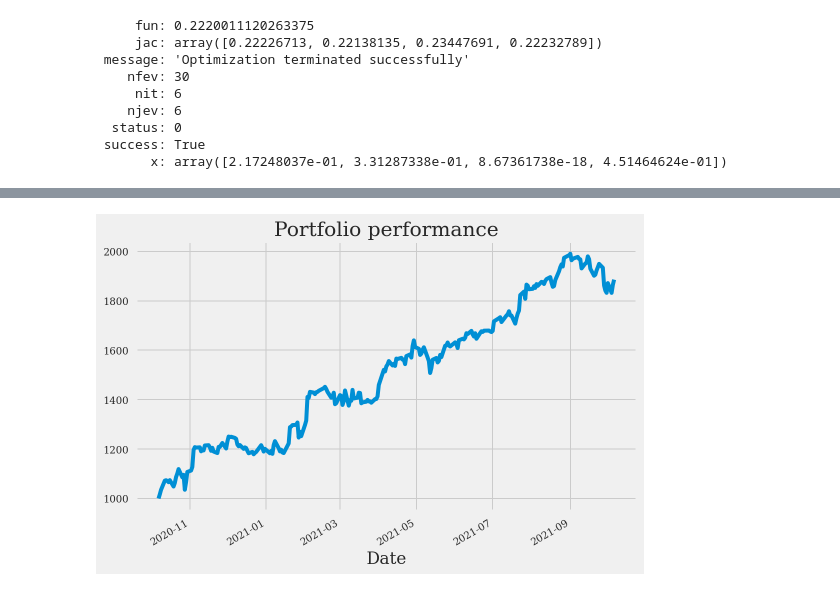
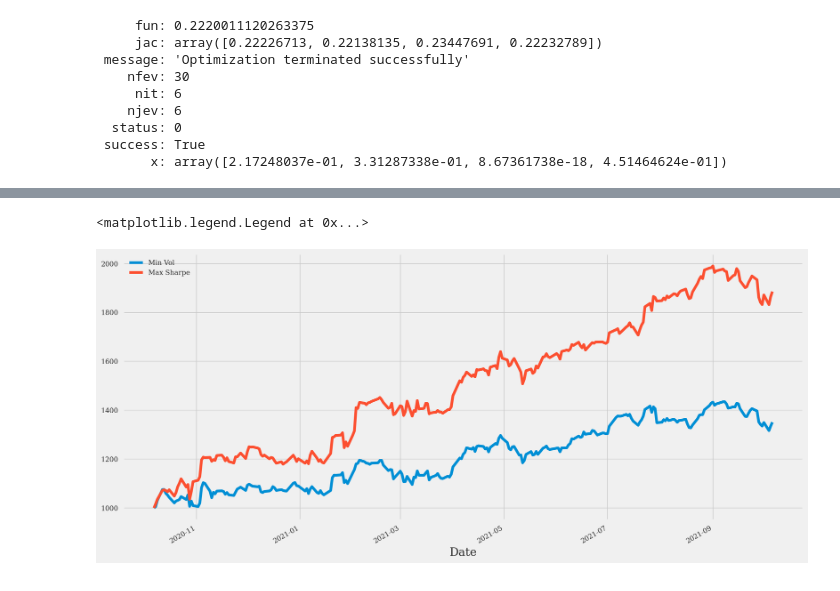
Before and after one commit to samaypanwar/Portfolio-Optimisation-MeanVariance-demo, a Jupyter notebook: demo.ipynb, the cells around one changed output, grey strips where cells are left out. Cells and saved outputs as stored; diff of their text form; code cells hidden in the pictures.

Commit message:
Updated backtest

```diff
--- a/demo.ipynb
+++ b/demo.ipynb
@@ -239,4 +235,11 @@ utils.backtest(dataframe, min_var_weights)
-# %%
-utils.backtest(dataframe, max_sharpe_weights)
-# %% [output]
-[figure, removed]
+# %%
+min_vol_backtest = utils.backtest(dataframe, min_var_weights)
+max_sharpe_backtest = utils.backtest(dataframe, max_sharpe_weights)
+# %%
+fig, ax = plt.subplots(figsize=(16,8))
+min_vol_backtest.plot(ax=ax)
+max_sharpe_backtest.plot(ax=ax)
+plt.legend(['Min Vol', 'Max Sharpe'])
+# %% [output]
+<matplotlib.legend.Legend at 0x...>
+[figure, added]
```
Also changed, not shown: parts of 1 cell of this notebook, 1 other file.
